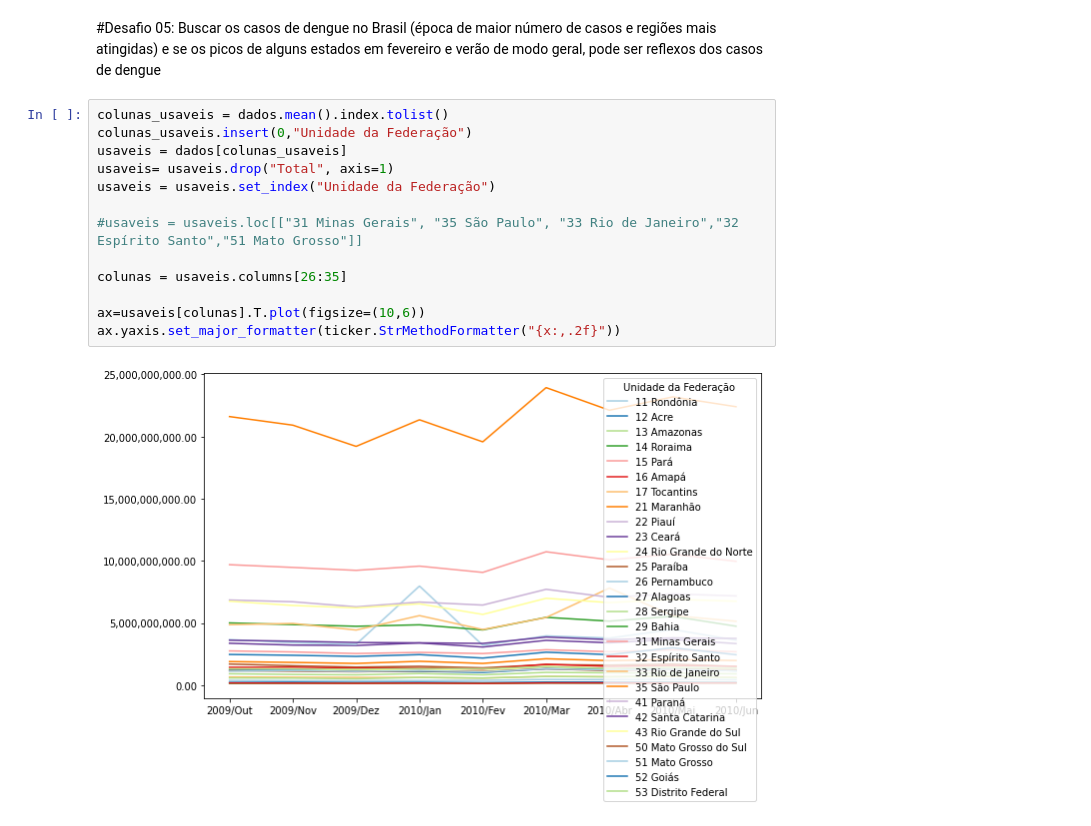
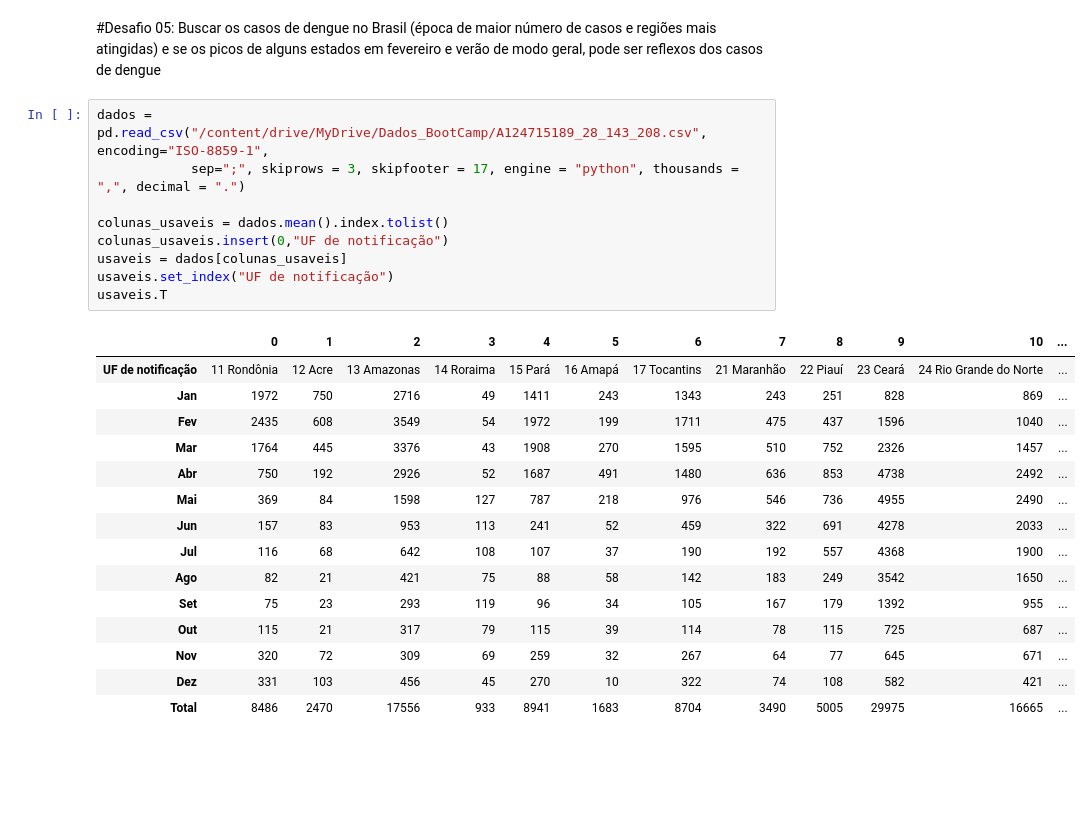
Before and after one commit to laugustovieira/BootCamp---Data-Science, a Jupyter notebook: Desafios_Modulo1_Aula3.ipynb, the cells around one changed output. Drawn from its saved outputs; the diff is of its cells as text; blank space fills up the shorter version.

```diff
--- a/Desafios_Modulo1_Aula3.ipynb
+++ b/Desafios_Modulo1_Aula3.ipynb
@@ -116,19 +117,29 @@ plt.show()
 # %% [markdown]
 #Desafio 05: Buscar os casos de dengue no Brasil (época de maior número de casos e regiões mais atingidas) e se os picos de alguns estados em fevereiro e verão de modo geral, pode ser reflexos dos casos de dengue
-# %%
-colunas_usaveis = dados.mean().index.tolist()
-colunas_usaveis.insert(0,"Unidade da Federação")
-usaveis = dados[colunas_usaveis]
-usaveis= usaveis.drop("Total", axis=1)
-usaveis = usaveis.set_index("Unidade da Federação")
-
-#usaveis = usaveis.loc[["31 Minas Gerais", "35 São Paulo", "33 Rio de Janeiro","32 Espírito Santo","51 Mato Grosso"]]
-
-colunas = usaveis.columns[26:35]
-
-ax=usaveis[colunas].T.plot(figsize=(10,6))
-ax.yaxis.set_major_formatter(ticker.StrMethodFormatter("{x:,.2f}"))
-# %% [output]
-[figure, removed]
+# %%
+dados = pd.read_csv("/content/drive/MyDrive/Dados_BootCamp/A124715189_28_143_208.csv", encoding="ISO-8859-1",
+            sep=";", skiprows = 3, skipfooter = 17, engine = "python", thousands = ",", decimal = ".")
+
+colunas_usaveis = dados.mean().index.tolist()
+colunas_usaveis.insert(0,"UF de notificação")
+usaveis = dados[colunas_usaveis]
+usaveis.set_index("UF de notificação")
+usaveis.T
+# %% [output]
+|  | 0 | 1 | 2 | 3 | 4 | 5 | 6 | 7 | 8 | 9 | 10 | ... |
+| UF de notificação | 11 Rondônia | 12 Acre | 13 Amazonas | 14 Roraima | 15 Pará | 16 Amapá | 17 Tocantins | 21 Maranhão | 22 Piauí | 23 Ceará | 24 Rio Grande do Norte | ... |
+| Jan | 1972 | 750 | 2716 | 49 | 1411 | 243 | 1343 | 243 | 251 | 828 | 869 | ... |
+| Fev | 2435 | 608 | 3549 | 54 | 1972 | 199 | 1711 | 475 | 437 | 1596 | 1040 | ... |
+| Mar | 1764 | 445 | 3376 | 43 | 1908 | 270 | 1595 | 510 | 752 | 2326 | 1457 | ... |
+| Abr | 750 | 192 | 2926 | 52 | 1687 | 491 | 1480 | 636 | 853 | 4738 | 2492 | ... |
+| Mai | 369 | 84 | 1598 | 127 | 787 | 218 | 976 | 546 | 736 | 4955 | 2490 | ... |
+| Jun | 157 | 83 | 953 | 113 | 241 | 52 | 459 | 322 | 691 | 4278 | 2033 | ... |
+| Jul | 116 | 68 | 642 | 108 | 107 | 37 | 190 | 192 | 557 | 4368 | 1900 | ... |
+| Ago | 82 | 21 | 421 | 75 | 88 | 58 | 142 | 183 | 249 | 3542 | 1650 | ... |
+| Set | 75 | 23 | 293 | 119 | 96 | 34 | 105 | 167 | 179 | 1392 | 955 | ... |
+| Out | 115 | 21 | 317 | 79 | 115 | 39 | 114 | 78 | 115 | 725 | 687 | ... |
+| Nov | 320 | 72 | 309 | 69 | 259 | 32 | 267 | 64 | 77 | 645 | 671 | ... |
+| Dez | 331 | 103 | 456 | 45 | 270 | 10 | 322 | 74 | 108 | 582 | 421 | ... |
+| Total | 8486 | 2470 | 17556 | 933 | 8941 | 1683 | 8704 | 3490 | 5005 | 29975 | 16665 | ... |
 # %%
 usaveis
```
Also changed, not shown: parts of 3 cells of this notebook.
